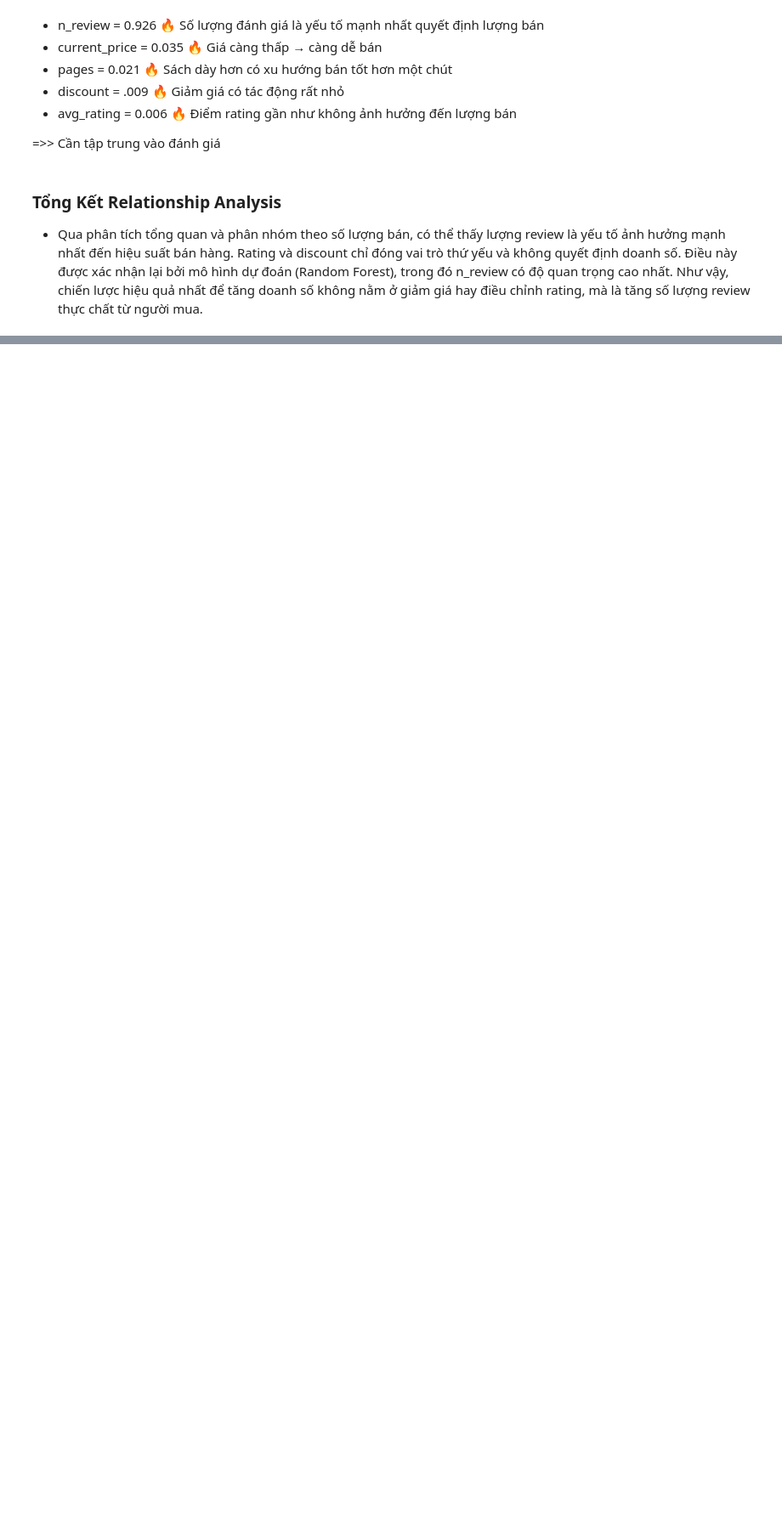
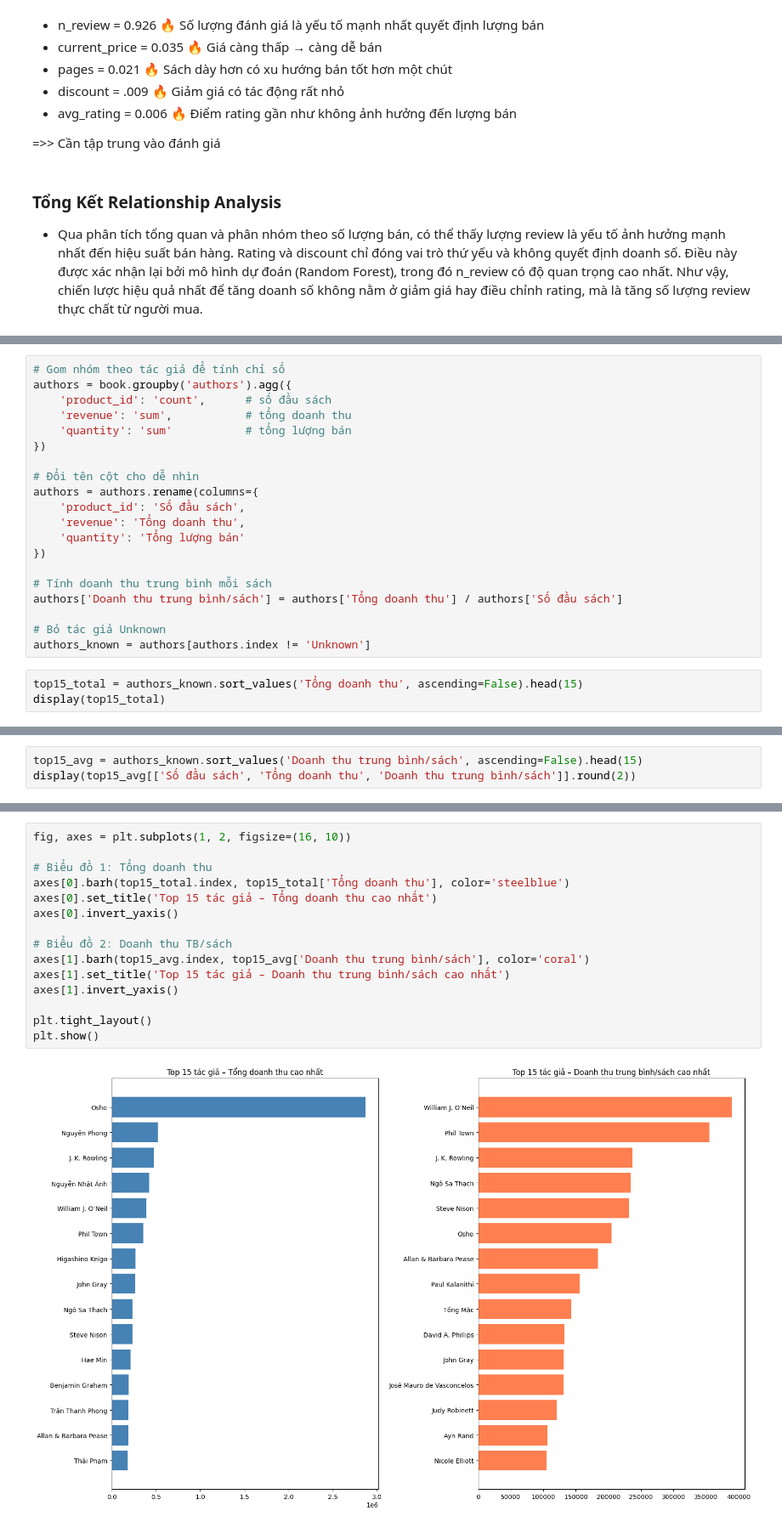
Before and after one commit to chgiabao04/cn-da22tta-chaugiabao-bookdata-machinelearning, a Jupyter notebook: src/eda.ipynb, the cells around one changed output, grey strips where cells are left out. Shown at 85% size. Saved outputs shown, nothing was run; the diff lists cells and outputs as text; blank space fills up the shorter version.

```diff
--- a/src/eda.ipynb
+++ b/src/eda.ipynb
@@ -733,0 +856,23 @@ feature_importance
+# %%
+# Gom nhóm theo tác giả để tính chỉ số
+authors = book.groupby('authors').agg({
+    'product_id': 'count',      # số đầu sách
+    'revenue': 'sum',           # tổng doanh thu
+    'quantity': 'sum'           # tổng lượng bán
+})
+
+# Đổi tên cột cho dễ nhìn
+authors = authors.rename(columns={
+    'product_id': 'Số đầu sách',
+    'revenue': 'Tổng doanh thu',
+    'quantity': 'Tổng lượng bán'
+})
+
+# Tính doanh thu trung bình mỗi sách
+authors['Doanh thu trung bình/sách'] = authors['Tổng doanh thu'] / authors['Số đầu sách']
+
+# Bỏ tác giả Unknown
+authors_known = authors[authors.index != 'Unknown']
+# %%
+top15_total = authors_known.sort_values('Tổng doanh thu', ascending=False).head(15)
+display(top15_total)
@@ -733,0 +899,3 @@ feature_importance
+# %%
+top15_avg = authors_known.sort_values('Doanh thu trung bình/sách', ascending=False).head(15)
+display(top15_avg[['Số đầu sách', 'Tổng doanh thu', 'Doanh thu trung bình/sách']].round(2))
@@ -733,0 +922,17 @@ feature_importance
+# %%
+fig, axes = plt.subplots(1, 2, figsize=(16, 10))
+
+# Biểu đồ 1: Tổng doanh thu
+axes[0].barh(top15_total.index, top15_total['Tổng doanh thu'], color='steelblue')
+axes[0].set_title('Top 15 tác giả – Tổng doanh thu cao nhất')
+axes[0].invert_yaxis()
+
+# Biểu đồ 2: Doanh thu TB/sách
+axes[1].barh(top15_avg.index, top15_avg['Doanh thu trung bình/sách'], color='coral')
+axes[1].set_title('Top 15 tác giả – Doanh thu trung bình/sách cao nhất')
+axes[1].invert_yaxis()
+
+plt.tight_layout()
+plt.show()
+# %% [output]
+[figure, added]
```
Also changed, not shown: parts of 21 cells of this notebook.
